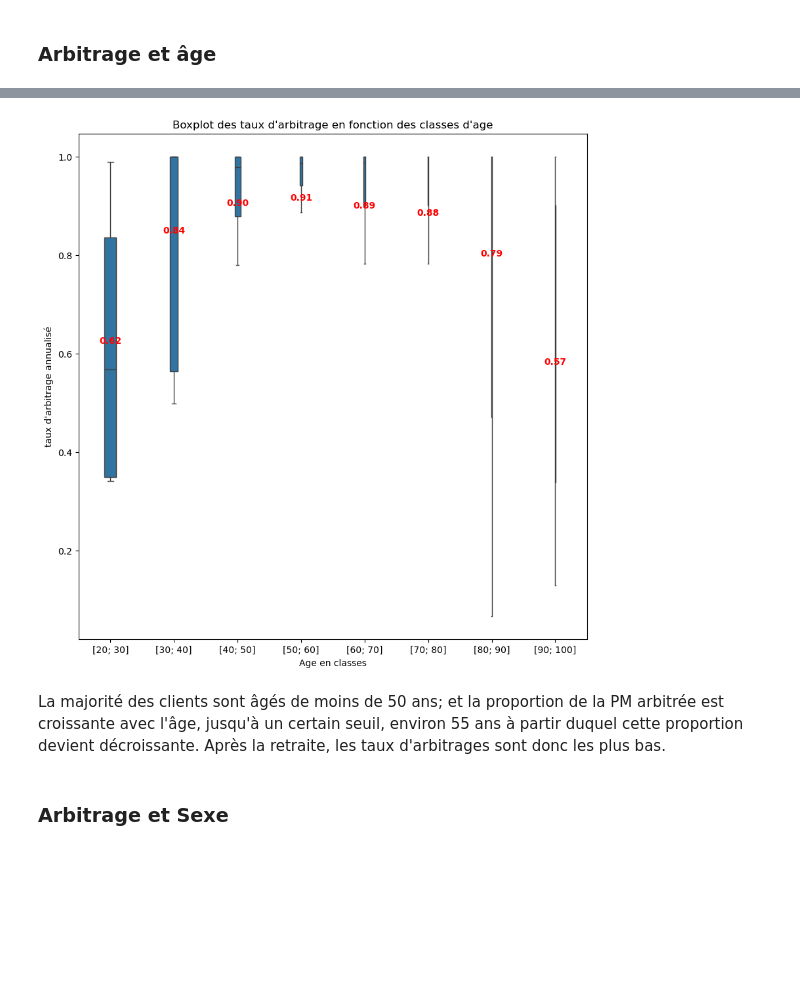
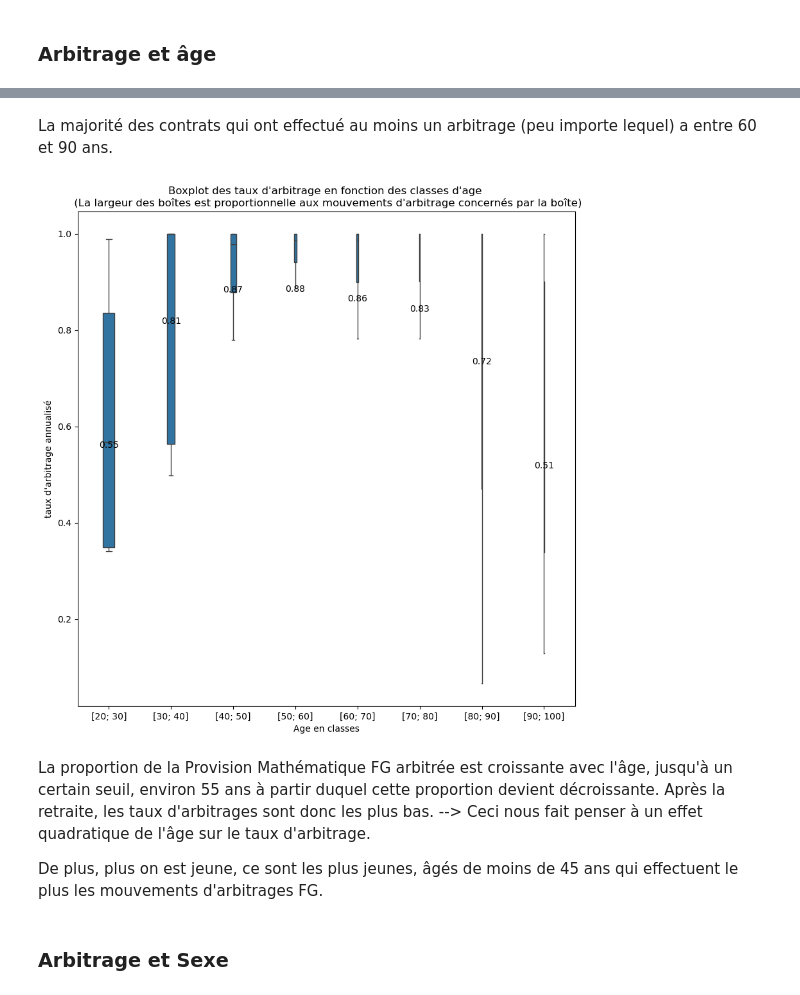
Before and after one commit to afonkou01/Arbitrage_Vie_BNP_Cardif, a Jupyter notebook: Avancement notebook - BNP Cardif_version.ipynb, the cells around one changed output, grey strips where cells are left out. Saved outputs shown, nothing was run; the diff lists cells and outputs as text; code cells hidden in the pictures; blank space fills up the shorter version.

```diff
--- a/Avancement notebook - BNP Cardif_version.ipynb
+++ b/Avancement notebook - BNP Cardif_version.ipynb
@@ -910,15 +911,18 @@ Liant l'ancienneté du contrat à la fiscalité, on sait que les contrats qui on
 # %%
 #Regroupement de l'ancienneté en classes
-bins = [0, 4, 8, 12, 16, 20, 24, 28, 32, 36, 100]
+bins = [4, 8, 12, 16, 20, 24, 28, 32, 36, 100]
 
 
 # Création des classes
-base_arbitrage_FG_update['anciennete2'] = pd.cut(base_arbitrage_FG_update['anciennete'], bins=bins, labels=['[0; 4]', '[4; 8]', '[8; 12]','[12; 16]', '[16; 20]', '[20; 24]', '[24; 28]', '[28; 32]', '[32; 36]', '[36; 100]'])
-
+base_arbitrage_FG_update['anciennete2'] = pd.cut(base_arbitrage_FG_update['anciennete'], bins=bins, labels=['[4; 8]', '[8; 12]','[12; 16]', '[16; 20]', '[20; 24]', '[24; 28]', '[28; 32]', '[32; 36]', '[36; 100]'])
 counts = base_arbitrage_FG_update['anciennete2'].value_counts()
-sns.boxplot(x='anciennete2', y='r_FG_a', data=base_arbitrage_FG_update, showfliers = False)
+plt.figure(figsize=(10, 10))
+sns.boxplot(x='anciennete2', y='r_FG_a', data=base_arbitrage_FG_update, showfliers = False, width= counts/len(base_arbitrage_FG_update))
+means = base_arbitrage_FG_update.groupby('anciennete2')['r_FG_a'].apply(gmean)
+for i, mean in enumerate(means):
+    plt.text(i, mean, f'{mean:.2f}', ha='center', va='bottom', color='red')
 plt.xlabel("Classes d'ancienneté")
 plt.ylabel("taux d'arbitrage annualisé")
-plt.title("Boxplot des taux d'arbitrage en fonction de l'ancienneté par classes")
+plt.title("Boxplot des taux d'arbitrage en fonction des classes d'ancienneté \n (La largeur des boîtes est proportionnelle aux mouvements d'arbitrage concernés par la boîte)")
 plt.show()
 # %% [output]
@@ -947,25 +949,30 @@ sns.kdeplot(data=base_contrats, x='r_FG_a', palette='Set2')
+# %% [markdown]
+La majorité des contrats qui ont effectué au moins un arbitrage (peu importe lequel) a entre 60 et 90 ans.
 # %%
 #Regroupement de l'ancienneté en classes
 bins = list(range(20, 101,10))
 
 # Création des classes
 base_arbitrage_FG_update['age2'] = pd.cut(base_arbitrage_FG_update['age'], bins=bins, labels=['[20; 30]', '[30; 40]', '[40; 50]','[50; 60]', '[60; 70]', '[70; 80]', '[80; 90]', '[90; 100]'])
 
 counts = base_arbitrage_FG_update['age2'].value_counts()
 plt.figure(figsize=(10, 10))
 sns.boxplot(x='age2', y='r_FG_a', data=base_arbitrage_FG_update, showfliers=False, width= 0.5 * counts/len(base_arbitrage_FG_update))
-means = base_arbitrage_FG_update.groupby('age2')['r_FG_a'].mean()
+means = base_arbitrage_FG_update.groupby('age2')['r_FG_a'].apply(gmean)
 for i, mean in enumerate(means):
-    plt.text(i, mean, f'{mean:.2f}', ha='center', va='bottom', color='red', fontweight='bold')
+    plt.text(i, mean, f'{mean:.2f}', ha='center', va='bottom', color='black')
 plt.xlabel("Age en classes")
 plt.ylabel("taux d'arbitrage annualisé")
 #plt.yticks(np.arange(0, 100, 5))
-plt.title("Boxplot des taux d'arbitrage en fonction des classes d'age")
+plt.title("Boxplot des taux d'arbitrage en fonction des classes d'age \n (La largeur des boîtes est proportionnelle aux mouvements d'arbitrage concernés par la boîte)")
 plt.show()
 # %% [output]
-[figure, old version]
+[figure, new version]
 # %% [markdown]
-La majorité des clients sont âgés de moins de 50 ans; et la proportion de la PM arbitrée est croissante avec l'âge, jusqu'à un certain seuil, environ 55 ans à partir duquel cette proportion devient décroissante. Après la retraite, les taux d'arbitrages sont donc les plus bas.
+La proportion de la Provision Mathématique FG arbitrée est croissante avec l'âge, jusqu'à un certain seuil, environ 55 ans à partir duquel cette proportion devient décroissante. Après la retraite, les taux d'arbitrages sont donc les plus bas.
+--> Ceci nous fait penser à un effet quadratique de l'âge sur le taux d'arbitrage.
+
+De plus, plus on est jeune, ce sont les plus jeunes, âgés de moins de 45 ans qui effectuent le plus les mouvements d'arbitrages FG.
 # %% [markdown]
 ### Arbitrage et Sexe
 # %%
```
Also changed, not shown: parts of 11 cells of this notebook.
